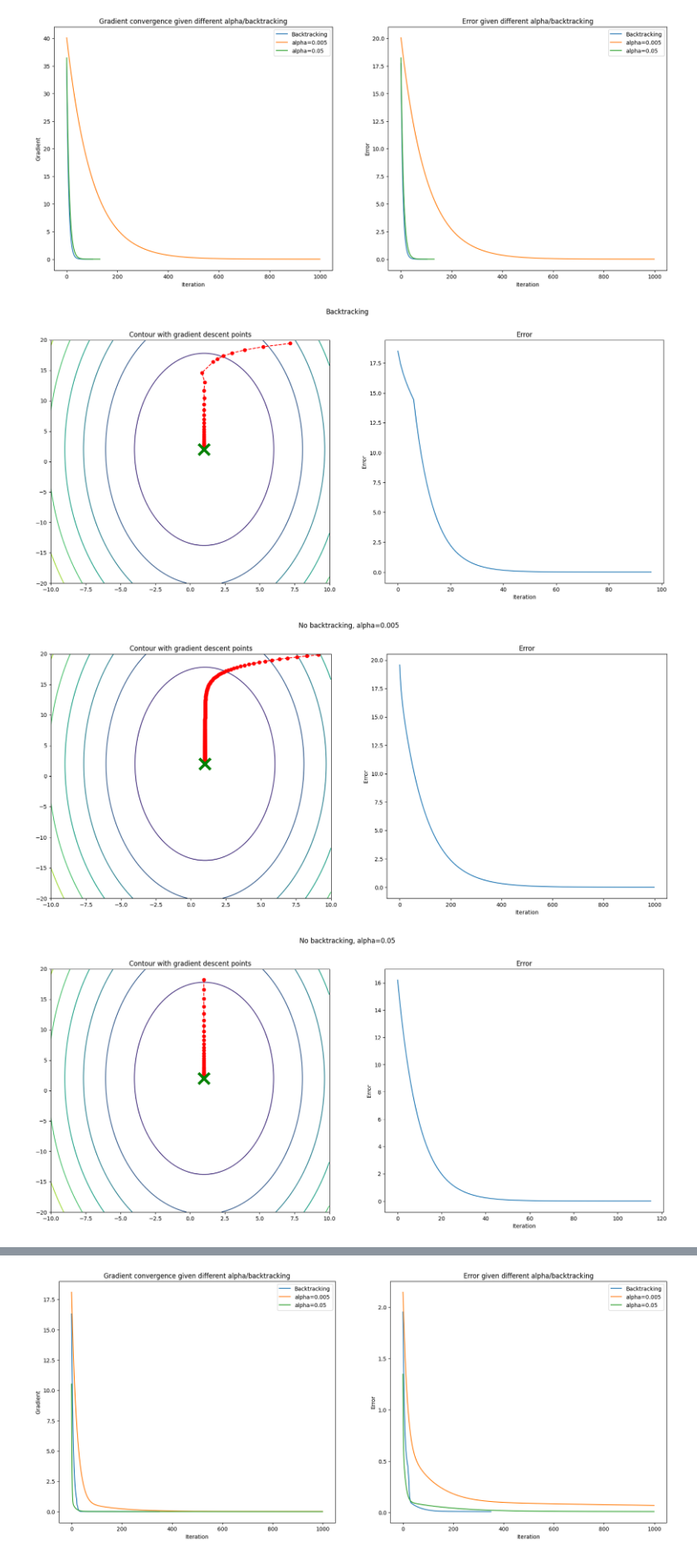
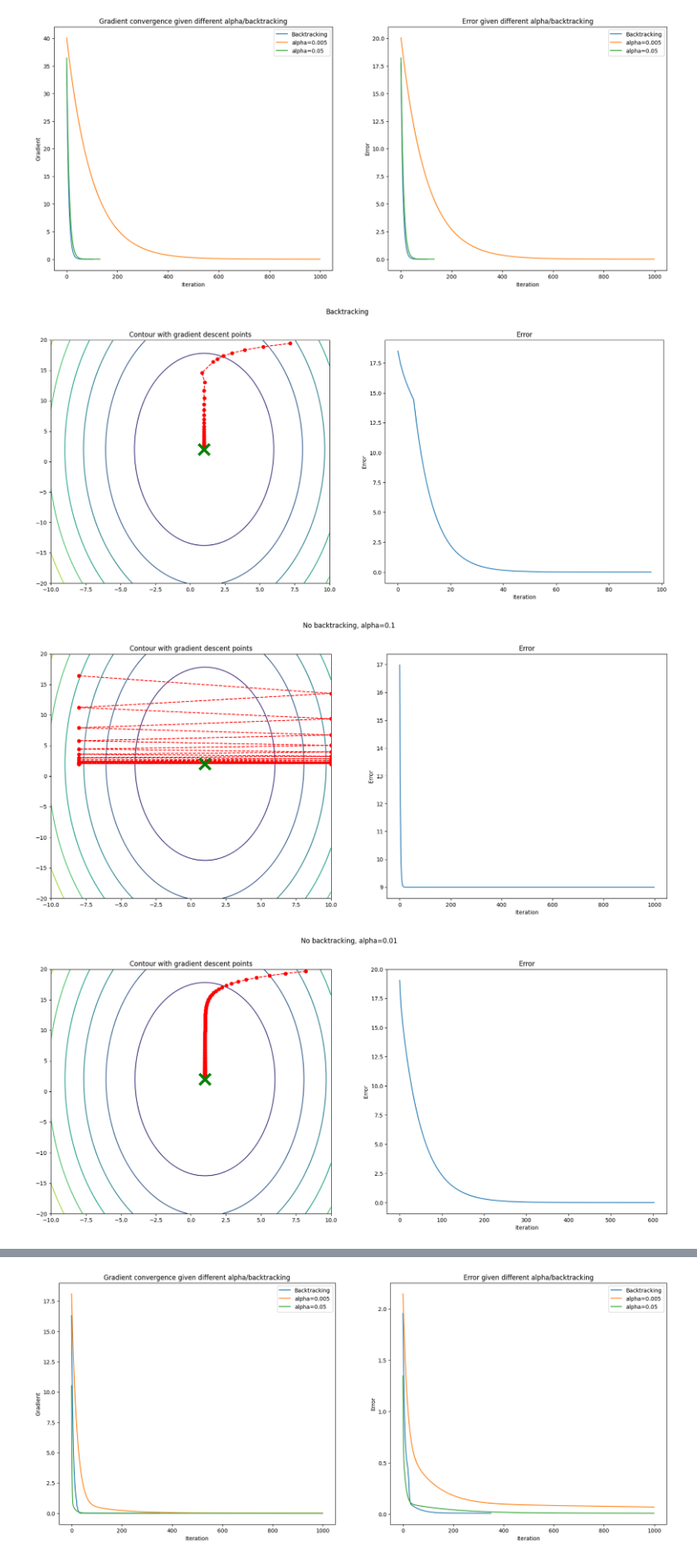
Before and after one commit to MatteoVannucchi0/SMMA-Lab, a Jupyter notebook: Homework3.ipynb, the cells around one changed output, grey strips where cells are left out. Shown at 83% size. Drawn from its saved outputs; the diff is of its cells as text; code cells hidden in the pictures.

```diff
--- a/Homework3.ipynb
+++ b/Homework3.ipynb
@@ -205,7 +205,7 @@ def plot_gradient_together(grads_n, labels, ax = None):
 
 
 #plot = 2d, 3d, summary, only-errors, no
-def test(f, grad_f, x_0, optimum, plot="no", range_x=(-5, 5), range_y=(5, 5)):
+def test(f, grad_f, x_0, optimum, plot="no", range_x=(-5, 5), range_y=(5, 5), alphas=(0.005, 0.05)):
     x_ks_n = []
     grads_n = []
     labels = []
@@ -218,7 +218,7 @@ def test(f, grad_f, x_0, optimum, plot="no", range_x=(-5, 5), range_y=(5, 5)):
     grads_n.append(grads)
     labels.append("Backtracking")
 
-    alpha = 0.005
+    alpha = alphas[0]
     x_k, k, f_vals, grads, errs, x_ks = gradient_descent(f, grad_f, x_0=x_0, k_max=1000, tol_f=1e-6, tol_x=1e-6,
                                                          alpha=alpha)
     plot_all(f, x_ks, f_vals, range_x, range_y, optimum, plot, title=f"No backtracking, {alpha=}")
@@ -227,7 +227,7 @@ def test(f, grad_f, x_0, optimum, plot="no", range_x=(-5, 5), range_y=(5, 5)):
     grads_n.append(grads)
     labels.append(f"{alpha=}")
 
-    alpha = 0.05
+    alpha = alphas[1]
     x_k, k, f_vals, grads, errs, x_ks = gradient_descent(f, grad_f, x_0=x_0, k_max=1000, tol_f=1e-6, tol_x=1e-6,
                                                          alpha=alpha)
     plot_all(f, x_ks, f_vals, range_x, range_y, optimum, plot, title=f"No backtracking, {alpha=}")
@@ -264,17 +264,17 @@ test(f, grad_f, x_0=(10, 20), optimum=(3, 1), range_x=(-10, 10), range_y=(-20, 2
 # %%
 def f(x):
     # 10x^2 -20x +10 + y^2 -4y + 4
     x, y = x
     return 10 * (x - 1) ** 2 + (y - 2) ** 2
 
 
 def grad_f(x):
     x, y = x
     return np.array((20 * x - 20, 2 * y - 4))
 
 
-test(f, grad_f, x_0=(10, 20), optimum=(1, 2), range_x=(-10, 10), range_y=(-20, 20), plot="3d")
+test(f, grad_f, x_0=(10, 20), optimum=(1, 2), range_x=(-10, 10), range_y=(-20, 20), plot="3d", alphas=(0.1, 0.01))
 # %% [output]
 [figure]
-[figure, old version]
+[figure, new version]
-[figure, old version]
+[figure, new version]
```
Also changed, not shown: parts of 4 cells of this notebook.
